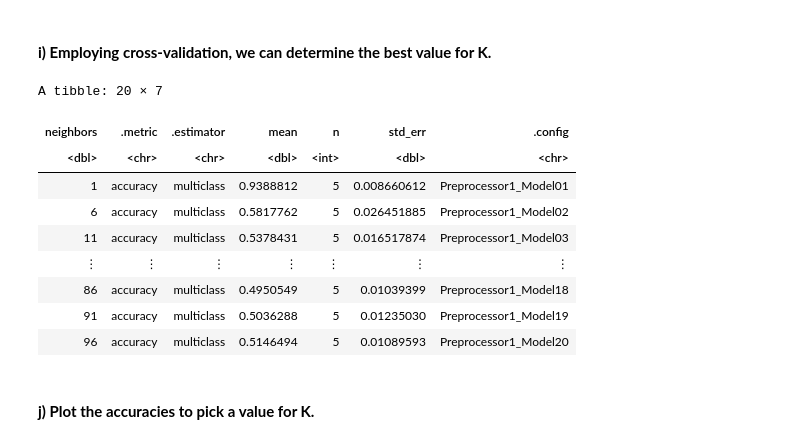
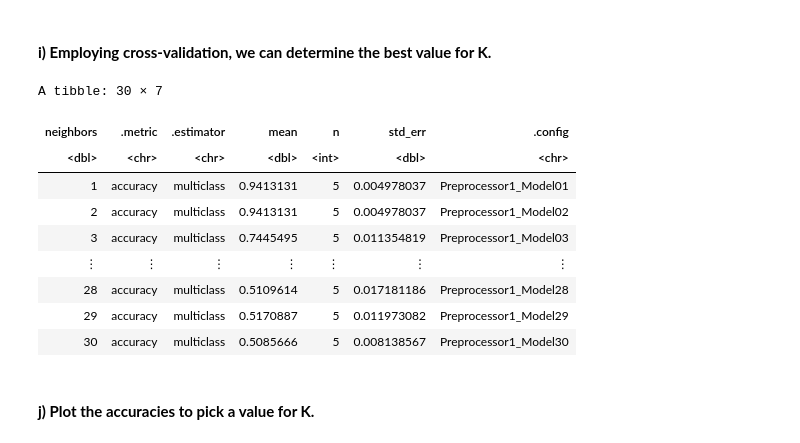
Before and after one commit to BurakMOzkan/DSCI100_group_3, a Jupyter notebook: FINAL_REPORT.ipynb, the cells around one changed output. Cells and saved outputs as stored; diff of their text form; code cells hidden in the pictures.

```diff
--- a/FINAL_REPORT.ipynb
+++ b/FINAL_REPORT.ipynb
@@ -63,7 +63,7 @@ set.seed(1)
 # %% [markdown]
 #### **b) Secondly, we import the data from the heart.csv file that we have uploaded to our GitHub server by looking at the raw data and inputting the link into the read_csv function which yields the data.**
 # %%
-url <- read_csv("https://raw.githubusercontent.com/BurakMOzkan/DSCI100_group_3/main/heart.csv?token=GHSAT0AAAAAACKF3K3PZBKZR6W7DG7VUAM4ZLGQOOQ")
+url <- read_csv("https://raw.githubusercontent.com/BurakMOzkan/DSCI100_group_3/main/heart.csv?token=GHSAT0AAAAAACLARWE452AZBS4ZVBPYRRAKZLJCZIA")
 url
 # %% [output]
 Rows: 1025 Columns: 14
@@ -163,32 +174,32 @@ A tibble: 1 × 3
 # %%
 hd_vfold <- vfold_cv(hd_train, v = 5, strata = chest_pain_type)
 
 hd_spec_2 <- nearest_neighbor(weight_func = "rectangular", neighbors = tune()) |>
              set_engine("kknn") |>
              set_mode("classification")
 
-hd_k_vals <- tibble(neighbors = seq(from = 1, to = 100, by = 5))
+hd_k_vals <- tibble(neighbors = seq(from = 1, to = 30, by = 1))
 
 hd_results <- workflow() |>
               add_recipe(hd_recipe) |>
               add_model(hd_spec_2) |>
               tune_grid(resamples = hd_vfold, grid = hd_k_vals) |>
               collect_metrics()
 
 hd_accuracies <- hd_results |>
                  filter(.metric == "accuracy")
 hd_accuracies
 # %% [output]
-A tibble: 20 × 7
+A tibble: 30 × 7
 | neighbors | .metric | .estimator | mean | n | std_err | .config |
 | <dbl> | <chr> | <chr> | <dbl> | <int> | <dbl> | <chr> |
-| 1 | accuracy | multiclass | 0.9388812 | 5 | 0.008660612 | Preprocessor1_Model01 |
-| 6 | accuracy | multiclass | 0.5817762 | 5 | 0.026451885 | Preprocessor1_Model02 |
-| 11 | accuracy | multiclass | 0.5378431 | 5 | 0.016517874 | Preprocessor1_Model03 |
+| 1 | accuracy | multiclass | 0.9413131 | 5 | 0.004978037 | Preprocessor1_Model01 |
+| 2 | accuracy | multiclass | 0.9413131 | 5 | 0.004978037 | Preprocessor1_Model02 |
+| 3 | accuracy | multiclass | 0.7445495 | 5 | 0.011354819 | Preprocessor1_Model03 |
 | ⋮ | ⋮ | ⋮ | ⋮ | ⋮ | ⋮ | ⋮ |
-| 86 | accuracy | multiclass | 0.4950549 | 5 | 0.01039399 | Preprocessor1_Model18 |
-| 91 | accuracy | multiclass | 0.5036288 | 5 | 0.01235030 | Preprocessor1_Model19 |
-| 96 | accuracy | multiclass | 0.5146494 | 5 | 0.01089593 | Preprocessor1_Model20 |
+| 28 | accuracy | multiclass | 0.5109614 | 5 | 0.017181186 | Preprocessor1_Model28 |
+| 29 | accuracy | multiclass | 0.5170887 | 5 | 0.011973082 | Preprocessor1_Model29 |
+| 30 | accuracy | multiclass | 0.5085666 | 5 | 0.008138567 | Preprocessor1_Model30 |
 # %% [markdown]
 #### **j) Plot the accuracies to pick a value for K.**
 # %%
```
Also changed, not shown: parts of 9 cells of this notebook.
